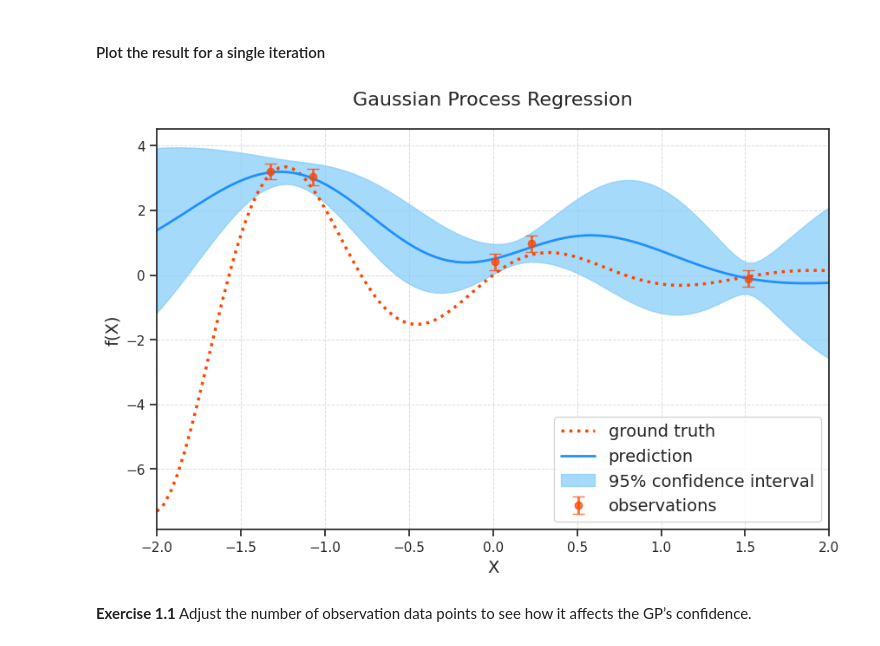
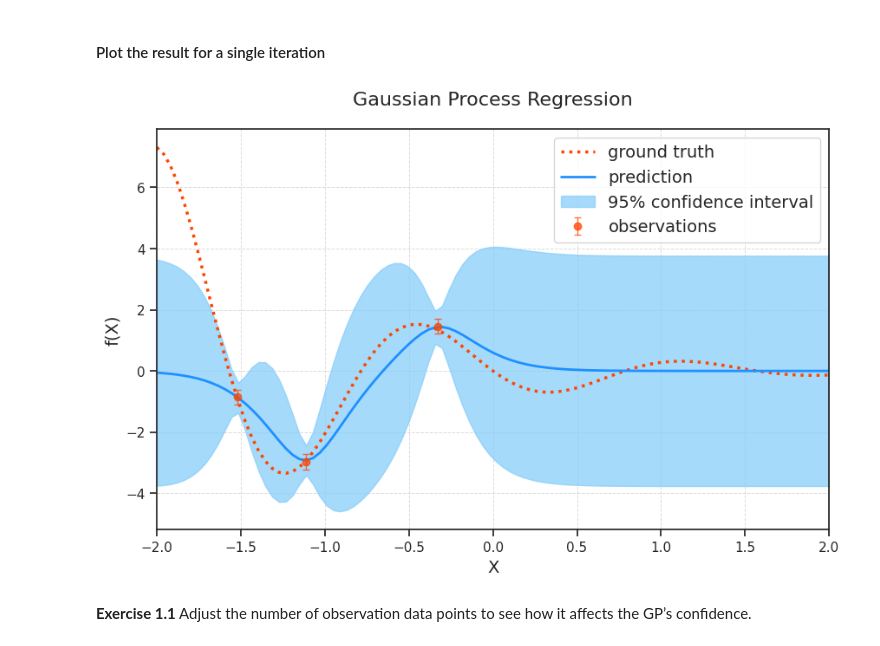
Before and after one commit to ritzann/2024-thrill-school-gp-bo, a Jupyter notebook: my_notebooks/1-BO-GP-I.ipynb, the cells around one changed output. Drawn from its saved outputs; the diff is of its cells as text; code cells hidden in the pictures.

Commit message:
update acquisition function and plotting functions

```diff
--- a/my_notebooks/1-BO-GP-I.ipynb
+++ b/my_notebooks/1-BO-GP-I.ipynb
@@ -48,7 +48,7 @@ np.random.seed(42)
 
 noise_level = 0.25
 def f(x, noise_level=noise_level):
-    return np.exp(-x) * np.sin(4 * x) + np.random.randn(*x.shape) * noise_level
+    return -np.exp(-x) * np.sin(4 * x) + np.random.randn(*x.shape) * noise_level
 # %%
 # Define input range for plotting the objective function f
 bounds = np.array([[-2.0, 2.0]])
@@ -59,5 +59,6 @@ Y = f(X, noise_level=0)
 
 Let's say our training data has 5 initial samples (observations).
 # %%
-X_train = np.random.uniform(bounds[:, 0], bounds[:, 1], 5).reshape(-1, 1)
-Y_train = f(X_train)
+X_init = np.random.uniform(bounds[:, 0], bounds[:, 1], 3).reshape(-1, 1)
+Y_init = f(X_init)
+print(Y_init.shape)
@@ -90,11 +93,12 @@ Now, we sample points from the objective function which is unknown to us. In the
 Define a GP model with the combined effect of multiple kernels and then fit the model to the sampled data. Here, we use the default combination of a Constant kernel and Radial Basis Function (RBF) kernel.
 # %%
 # Define the kernel: Constant kernel * RBF kernel
-kernel = C(1.0) * RBF(length_scale=1.0, length_scale_bounds=(1e-2, 1e2))
+kern_crbf = C(1.0) * RBF(length_scale=1.0, length_scale_bounds=(1e-2, 1e2))
+kern_cm = C(1.0) * Matern(length_scale=1.0, nu=2.5)
 
 # Use GP as a surrogate model
-gp = GaussianProcessRegressor(kernel=kernel, n_restarts_optimizer=9, alpha=noise_level**2)
+gp = GaussianProcessRegressor(kernel=kern_cm, n_restarts_optimizer=9, alpha=noise_level**2)
 
 # Fit the GP model to your training data
-gp.fit(X_train, Y_train)
+gp.fit(X_init, Y_init)
 # %% [output]
@@ -113,26 +118,26 @@ Above: _Y_pred_ is the mean prediction and _sigma_ would be the standard deviati
 # %%
 # Plotting the GP predictions
 plt.figure(figsize=(10, 6))
 
 plt.plot(X, Y, c='#FF4500', ls=':', lw=2.5, label=r'ground truth')
-plt.errorbar(X_train.flatten(), Y_train.flatten(), yerr=noise_level,
-             c='#FF4500', fmt='.', ms=12, capsize=5, elinewidth=2,  alpha=0.75, label='observations', )
+plt.errorbar(X_init.flatten(), Y_init.flatten(), yerr=noise_level,
+             c='#FF4500', fmt='.', ms=12, capsize=3, elinewidth=1, alpha=0.75, label='observations', )
 plt.plot(X, Y_pred, c='#1E90FF', lw=2, label='prediction')
 plt.fill_between(X.ravel(),
                  Y_pred - 1.96 * sigma,
                  Y_pred + 1.96 * sigma,
                  color='#87CEFA', alpha=0.75, label='95% confidence interval')
 
 plt.title("Gaussian Process Regression", fontsize=16, pad=20)
 plt.xlim([bounds[:,0], bounds[:,1]])
 plt.xlabel("X", fontsize=14)
 plt.ylabel("f(X)", fontsize=14)
 plt.grid(True, which='both', linestyle='--', linewidth=0.7, alpha=0.7)
-plt.legend(loc='lower right', fontsize=14)
+plt.legend(loc='upper right', fontsize=14)
 
 plt.show()
 # %% [output]
-[figure, old version]
+[figure, new version]
 # %% [markdown]
 **Exercise 1.1** Adjust the number of observation data points to see how it affects the GP’s confidence.
 # %% [markdown]
```
Also changed, not shown: parts of 16 cells of this notebook.
